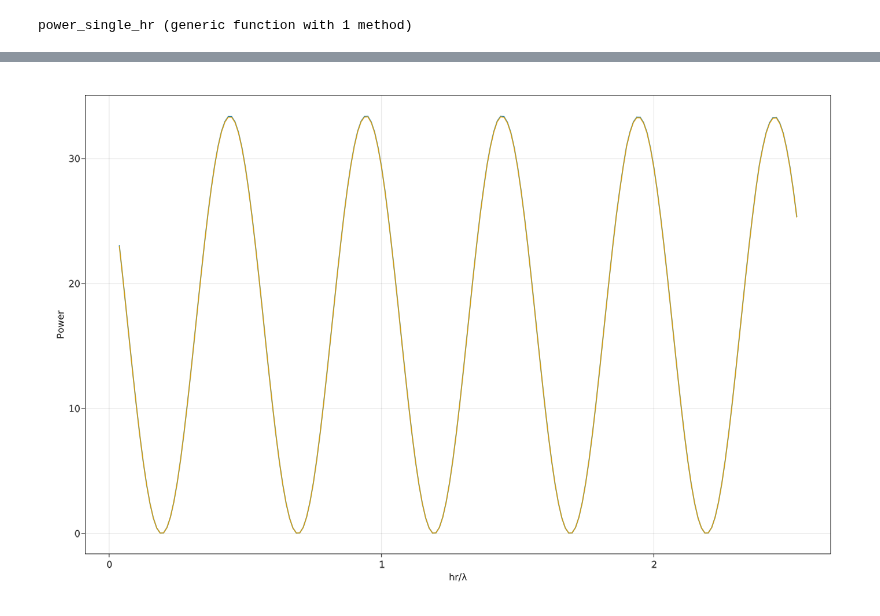
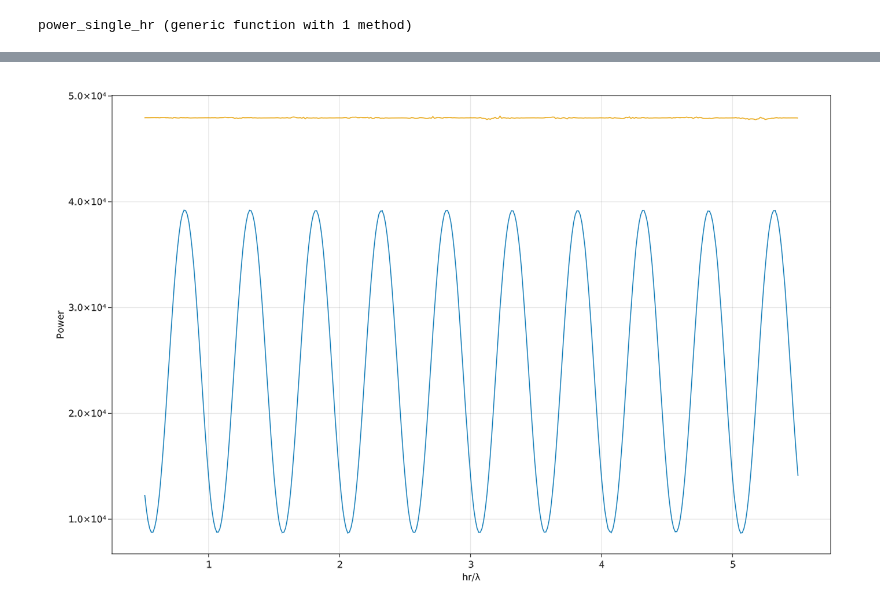
Before and after one commit to WenjieYao/RamanInFluid, a Jupyter notebook: Main_validate_periodic.ipynb, the cells around one changed output, grey strips where cells are left out. Cells and saved outputs as stored; diff of their text form; code cells hidden in the pictures.

```diff
--- a/Main_validate_periodic.ipynb
+++ b/Main_validate_periodic.ipynb
@@ -346,19 +352,20 @@ end
 # %% [output]
 power_single_hr (generic function with 1 method)
 # %%
-Ng = 200
+Ng = 400
 p_list = zeros(Ng)
 pm_list = zeros(Ng)
 h_list = zeros(Ng)
 
 for hi = 1:Ng
     print(hi,"\n")
-    λ2 = 549/sqrt(1.77)
-    hr = (hi+2) * λ2 / 2 / 40
-    h_list[hi] = hr/λ2
-    power, pm = power_single_hr(hr)
-    p_list[hi] = power
-    pm_list[hi] = pm
+    λf = 549/sqrt(1.77)
+    hr = (hi+40) * λf / 2 / 40
+    h_list[hi] = hr/λf
+    power1, power2 = power_single_hr(hr)
+    p_list[hi] = power1
+    pm_list[hi] = power2
+    # pm_list[hi] = pm
 end
 # %% [output]
 1
@@ -569,22 +576,22 @@ Warning : Gmsh must be compiled with ANN support for finding closest vertices
 # %%
 scene, layout = layoutscene(resolution=(1400,900))
 ax = layout[1,1]=Axis(scene)
 ms = 10
 lin1 = lines!(ax,h_list,p_list)
 # lin2 = lines!(ax,h_list,range(1,length(h_list),step=1).*g0_list)
-lin2 = lines!(ax,h_list,pm_list/4e2)
+lin2 = lines!(ax,h_list,pm_list)
 
 #lin2 = scatter!(ax,range(1,12,step=1),g_r10,markersize=10)
 #lin3 = lines!(ax,range(1,12,step=1),gr_r5.+1e-9)
 #ax.yscale = log10
 ax.xlabel="hr/λ"
 ax.ylabel="Power"
 #ax.title="Eigenvalue distribution"
 
 # Legend(layout[1,1],[lin1, lin2],["Initial", "Optimized"])
-# axislegend(ax, [lin1, lin2, lin3],["All","Far field","Difference"], position = :rt,
+axislegend(ax, [lin1, lin2, lin3],["All","Far field","Difference"], position = :rt,
 #     orientation = :vertical)
 # save("Results/EigenValDistributionIO.png",scene)
 scene
 # %% [output]
-[figure, old version]
+[figure, new version]
```
Also changed, not shown: parts of 4 cells of this notebook, 1 other file.
